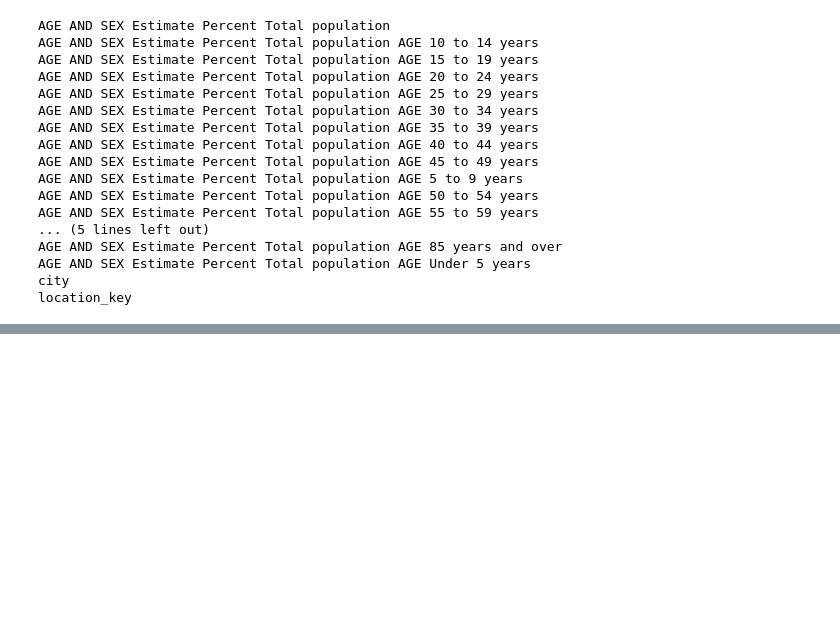
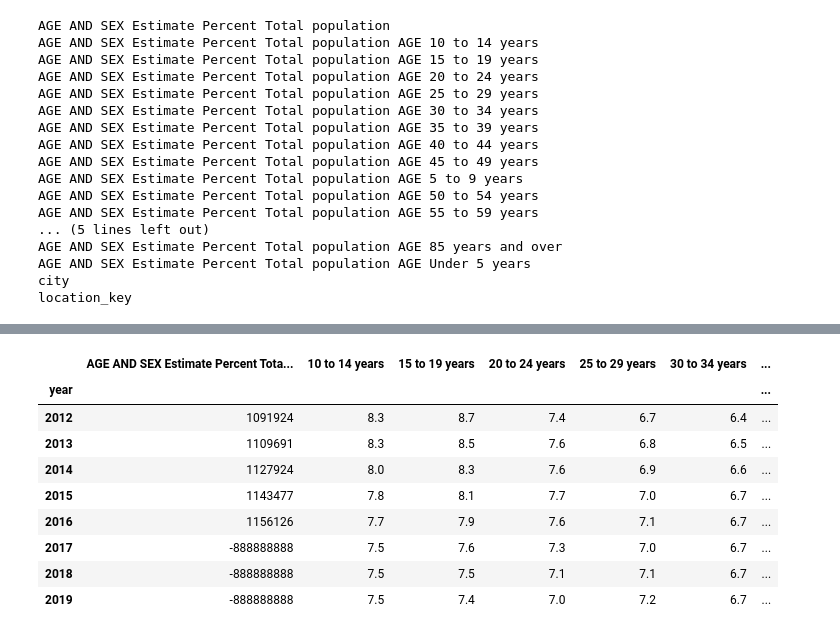
Before and after one commit to sophiahuangg/data-automation, a Jupyter notebook: ACS Age Distribution.ipynb, the cells around one changed output, grey strips where cells are left out. Cells and saved outputs as stored; diff of their text form; code cells hidden in the pictures; blank space fills up the shorter version.

```diff
--- a/ACS Age Distribution.ipynb
+++ b/ACS Age Distribution.ipynb
@@ -116,0 +162,15 @@ Name: Total population, Length: 72, dtype: object
+# %%
+rc = await client.get_acs(
+    vars=["S0101"],
+    start_year="2012",
+    end_year="2019",
+    location=rc_code,
+    estimate="5",
+    debug=False)
+# %%
+cols_mask = rc.columns.str.contains("AGE AND SEX Estimate Percent|city|location_key")
+rc = rc.loc[:, cols_mask]
+no_gender_mask = ~rc.columns.str.contains("male|female|Male|Female|MALE|FEMALE")
+rc = rc.loc[:, no_gender_mask]
+other_mask = ~rc.columns.str.contains("SELECTED AGE CATEGORIES|SUMMARY INDICATORS|PERCENT ALLOCATED")
+rc = rc.loc[:, other_mask]
@@ -116,0 +206,13 @@ Name: Total population, Length: 72, dtype: object
+# %%
+rc
+# %% [output]
+|  | AGE AND SEX Estimate Percent Tota... | 10 to 14 years | 15 to 19 years | 20 to 24 years | 25 to 29 years | 30 to 34 years | ... |
+| year |  |  |  |  |  |  | ... |
+| 2012 | 1091924 | 8.3 | 8.7 | 7.4 | 6.7 | 6.4 | ... |
+| 2013 | 1109691 | 8.3 | 8.5 | 7.6 | 6.8 | 6.5 | ... |
+| 2014 | 1127924 | 8.0 | 8.3 | 7.6 | 6.9 | 6.6 | ... |
+| 2015 | 1143477 | 7.8 | 8.1 | 7.7 | 7.0 | 6.7 | ... |
+| 2016 | 1156126 | 7.7 | 7.9 | 7.6 | 7.1 | 6.7 | ... |
+| 2017 | -888888888 | 7.5 | 7.6 | 7.3 | 7.0 | 6.7 | ... |
+| 2018 | -888888888 | 7.5 | 7.5 | 7.1 | 7.1 | 6.7 | ... |
+| 2019 | -888888888 | 7.5 | 7.4 | 7.0 | 7.2 | 6.7 | ... |
```
Also changed, not shown: parts of 20 cells of this notebook, 2 other files.
